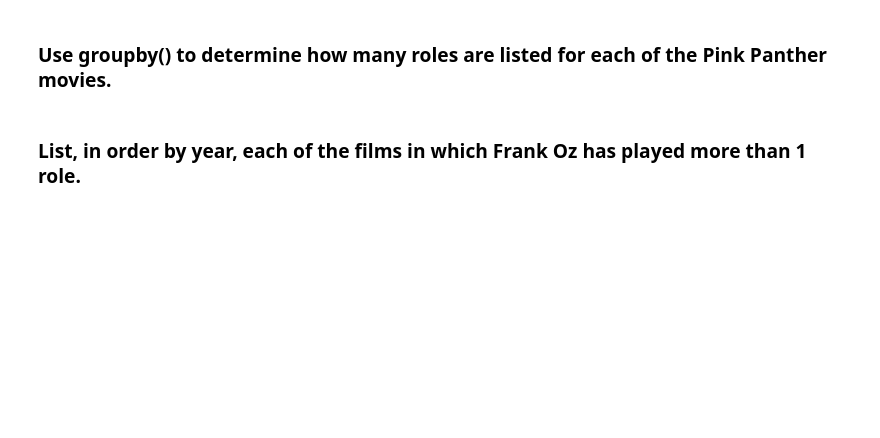
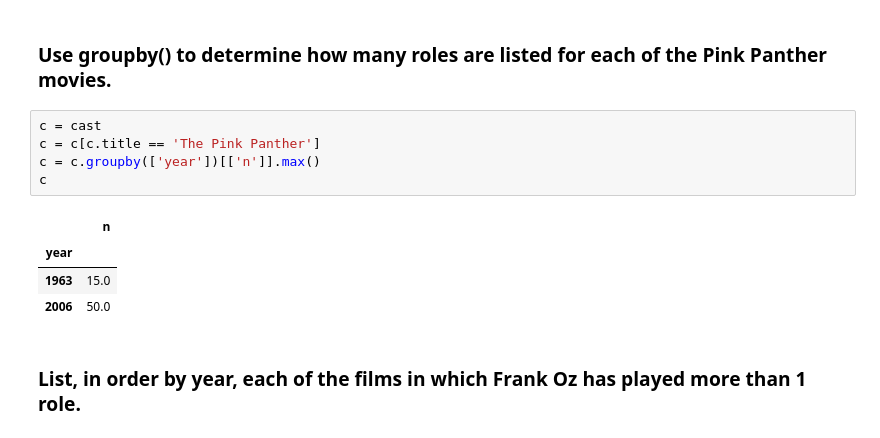
Before and after one commit to Mehul-Agrawal410/SoC-2k22, a Jupyter notebook: Pandas.ipynb, the cells around one changed output. Cells and saved outputs as stored; diff of their text form; blank space fills up the shorter version.

```diff
--- a/Pandas.ipynb
+++ b/Pandas.ipynb
@@ -590,4 +604,14 @@ dtype: int64
 # %% [markdown]
 ### Use groupby() to determine how many roles are listed for each of the Pink Panther movies.
+# %%
+c = cast
+c = c[c.title == 'The Pink Panther']
+c = c.groupby(['year'])[['n']].max()
+c
+# %% [output]
+|  | n |
+| year |  |
+| 1963 | 15.0 |
+| 2006 | 50.0 |
 # %% [markdown]
 ### List, in order by year, each of the films in which Frank Oz has played more than 1 role.
```
Also changed, not shown: parts of 14 cells of this notebook.
